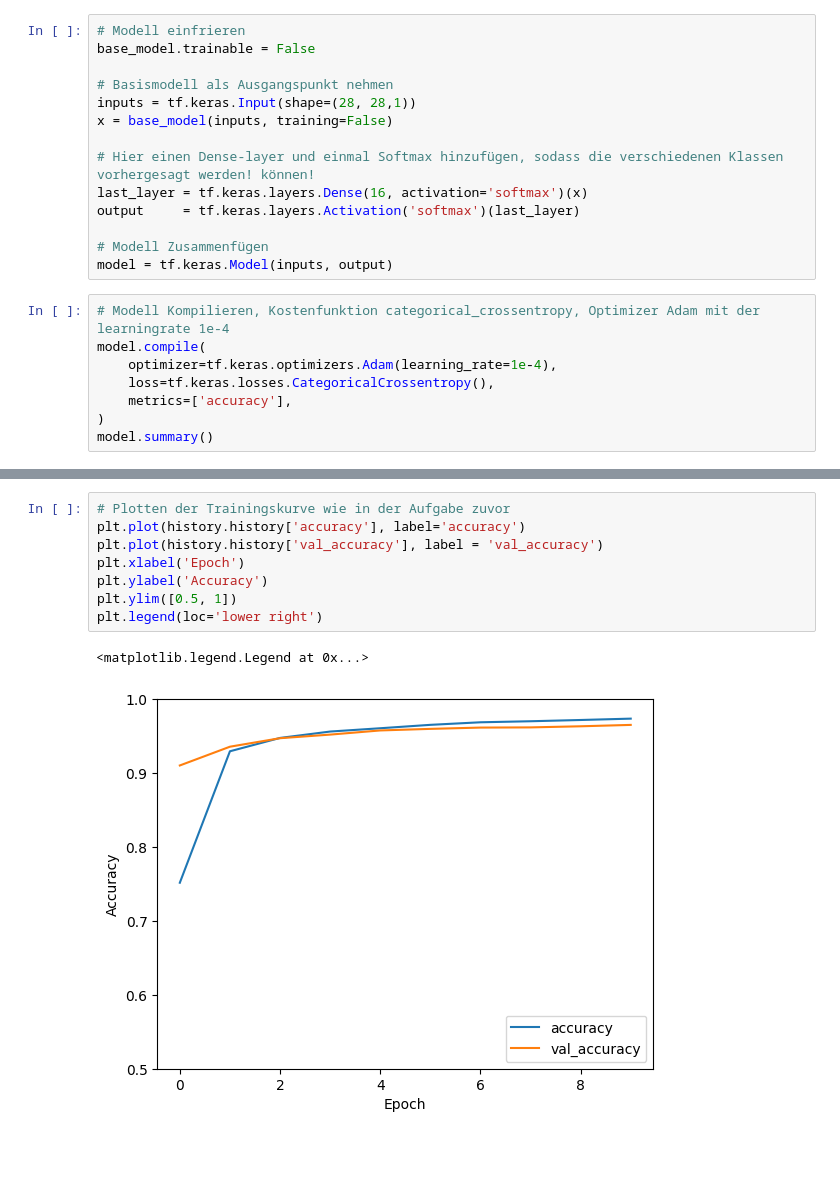
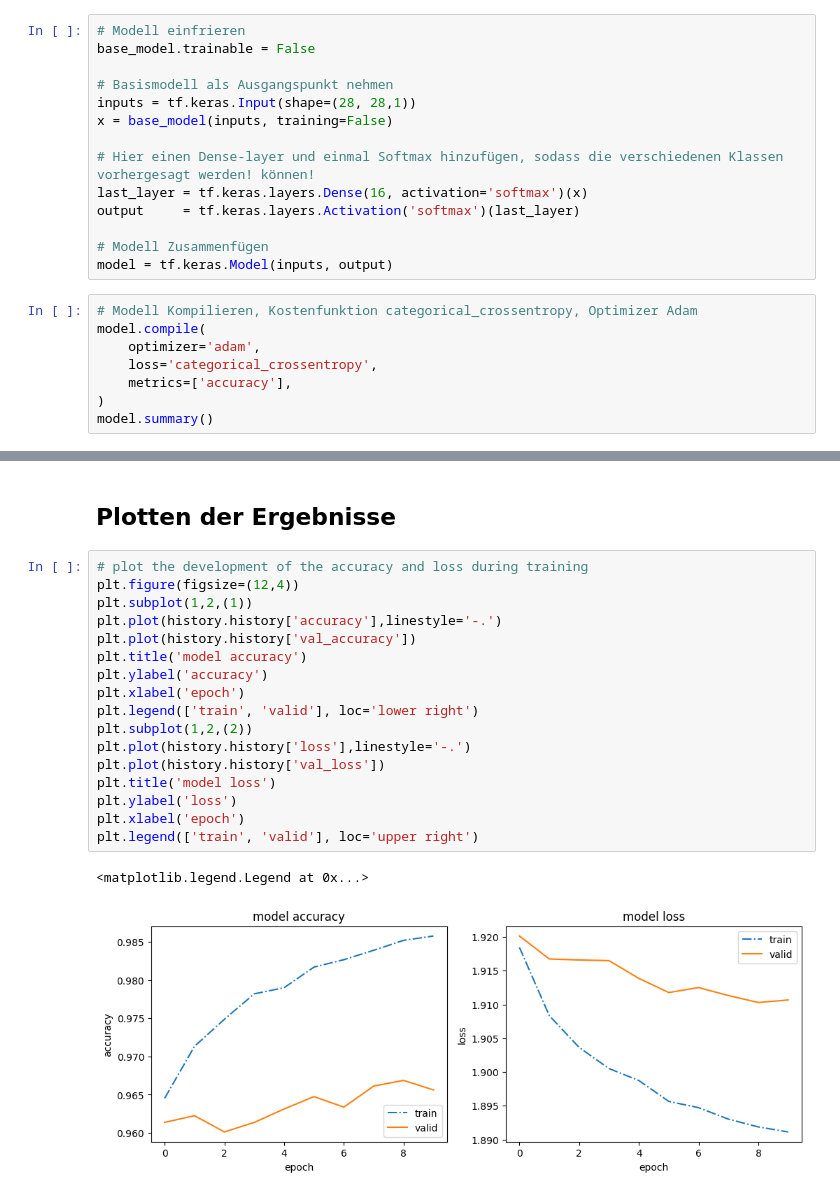
Before and after one commit to LarsBuergerr/artificial_intelligence, a Jupyter notebook: Aufgabe 6/Emnist.ipynb, the cells around one changed output, grey strips where cells are left out. Drawn from its saved outputs; the diff is of its cells as text; blank space fills up the shorter version.

Commit message:
Made a nicer plot and changed the optimizer for better results

```diff
--- a/Aufgabe 6/Emnist.ipynb
+++ b/Aufgabe 6/Emnist.ipynb
@@ -152,10 +150,10 @@ output     = tf.keras.layers.Activation('softmax')(last_layer)
 # Modell Zusammenfügen
 model = tf.keras.Model(inputs, output)
 # %%
-# Modell Kompilieren, Kostenfunktion categorical_crossentropy, Optimizer Adam mit der learningrate 1e-4
+# Modell Kompilieren, Kostenfunktion categorical_crossentropy, Optimizer Adam
 model.compile(
-    optimizer=tf.keras.optimizers.Adam(learning_rate=1e-4),
-    loss=tf.keras.losses.CategoricalCrossentropy(),
+    optimizer='adam',
+    loss='categorical_crossentropy',
     metrics=['accuracy'],
 )
 model.summary()
@@ -214,14 +212,25 @@ Epoch 10/10
-# %%
-# Plotten der Trainingskurve wie in der Aufgabe zuvor
-plt.plot(history.history['accuracy'], label='accuracy')
-plt.plot(history.history['val_accuracy'], label = 'val_accuracy')
-plt.xlabel('Epoch')
-plt.ylabel('Accuracy')
-plt.ylim([0.5, 1])
-plt.legend(loc='lower right')
-# %% [output]
-<matplotlib.legend.Legend at 0x...>
-[figure, removed]
+# %% [markdown]
+## Plotten der Ergebnisse
+# %%
+# plot the development of the accuracy and loss during training
+plt.figure(figsize=(12,4))
+plt.subplot(1,2,(1))
+plt.plot(history.history['accuracy'],linestyle='-.')
+plt.plot(history.history['val_accuracy'])
+plt.title('model accuracy')
+plt.ylabel('accuracy')
+plt.xlabel('epoch')
+plt.legend(['train', 'valid'], loc='lower right')
+plt.subplot(1,2,(2))
+plt.plot(history.history['loss'],linestyle='-.')
+plt.plot(history.history['val_loss'])
+plt.title('model loss')
+plt.ylabel('loss')
+plt.xlabel('epoch')
+plt.legend(['train', 'valid'], loc='upper right')
+# %% [output]
+<matplotlib.legend.Legend at 0x...>
+[figure, added]
 # %%
 # Confusion Matrix erstellen
 predictions = model.predict(Input_test)
```
Also changed, not shown: parts of 10 cells of this notebook.
